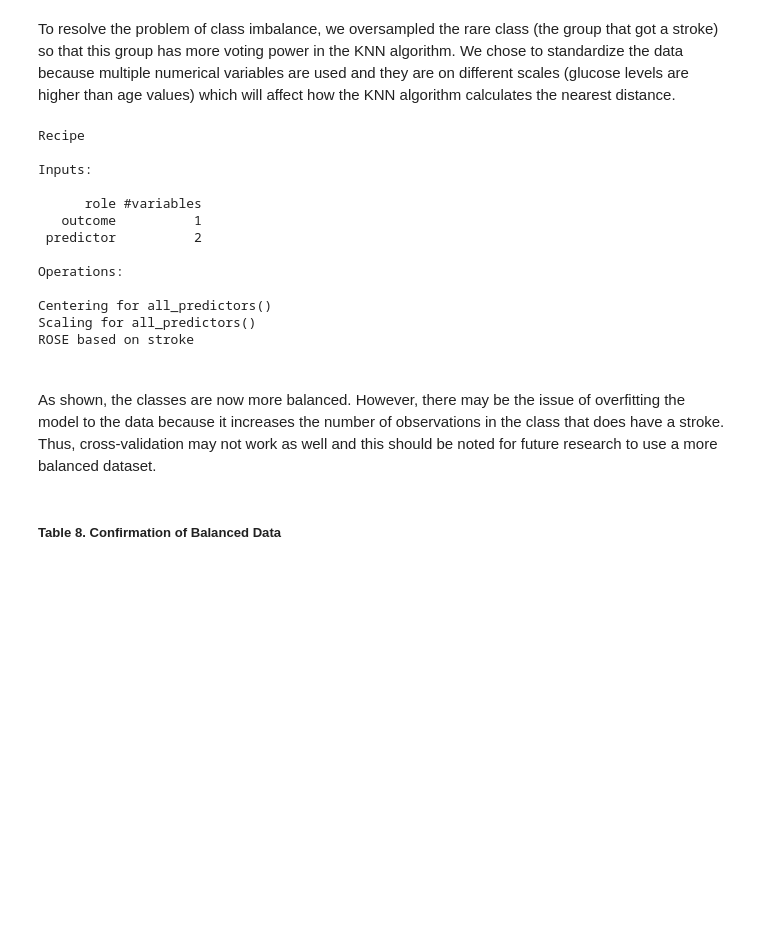
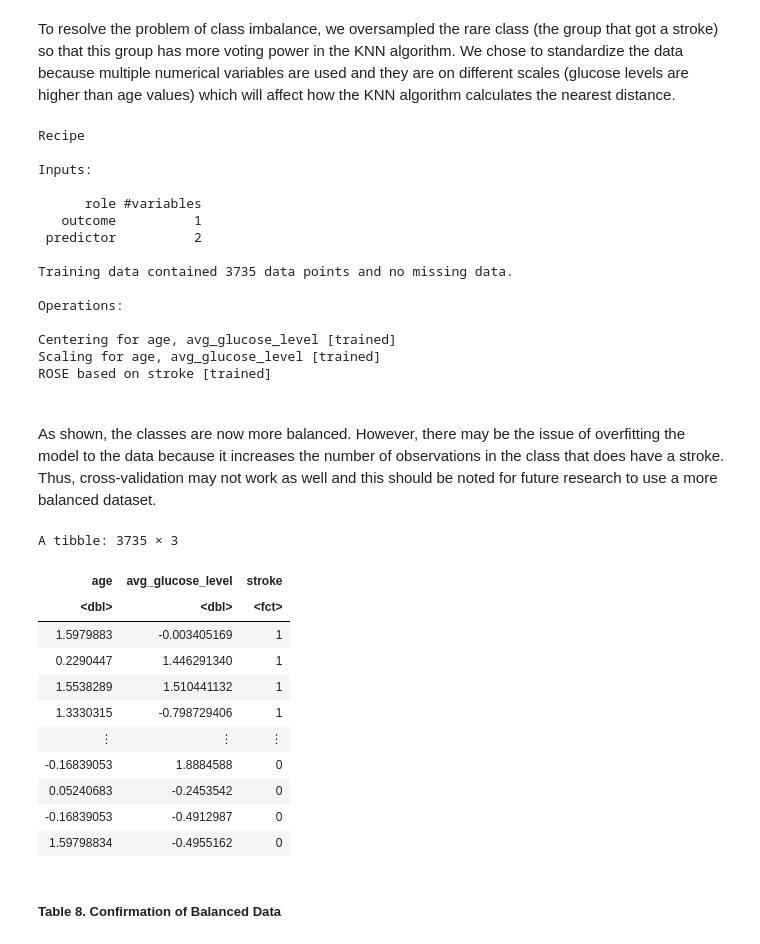
Before and after one commit to inigogrch/dsci-100-2022w2-group-29-section-007, a Jupyter notebook: Report.ipynb, the cells around one changed output. Drawn from its saved outputs; the diff is of its cells as text; code cells hidden in the pictures; blank space fills up the shorter version.

```diff
--- a/Report.ipynb
+++ b/Report.ipynb
@@ -224,13 +224,15 @@ Classification will be performed using the K-nearest-neighbor (KNN) algorithm. T
 # %% [markdown]
 To resolve the problem of class imbalance, we oversampled the rare class (the group that got a stroke) so that this group has more voting power in the KNN algorithm. We chose to standardize the data because multiple numerical variables are used and they are on different scales (glucose levels are higher than age values) which will affect how the KNN algorithm calculates the nearest distance.
 # %%
-#we used the step_rose function for upsampling
+#we used the step_upsample function for upsampling
 
 brainstroke_recipe_balanced <-
     recipe(stroke ~ age + avg_glucose_level, data = brainstroke_training) |>
     step_center(all_predictors()) |>
     step_scale(all_predictors()) |>
-    step_rose(stroke)
+    step_rose(stroke) |>
+    # step_upsample(stroke, over_ratio = 1, skip = FALSE) |>
+    prep()
 
 brainstroke_recipe_balanced
 # %% [output]
@@ -242,15 +244,32 @@ Inputs:
    outcome          1
  predictor          2
 
+Training data contained 3735 data points and no missing data.
+
 Operations:
 
-Centering for all_predictors()
-Scaling for all_predictors()
-ROSE based on stroke
+Centering for age, avg_glucose_level [trained]
+Scaling for age, avg_glucose_level [trained]
+ROSE based on stroke [trained]
 # %% [markdown]
 <br> As shown, the classes are now more balanced. However, there may be the issue of overfitting the model to the data because it increases the number of observations in the class that does have a stroke. Thus, cross-validation may not work as well and this should be noted for future research to use a more balanced dataset.
 # %%
 #code for balanced data confirmation
+balanced_stroke <- bake(brainstroke_recipe_balanced, brainstroke_training)
+balanced_stroke
+# %% [output]
+A tibble: 3735 × 3
+| age | avg_glucose_level | stroke |
+| <dbl> | <dbl> | <fct> |
+| 1.5979883 | -0.003405169 | 1 |
+| 0.2290447 | 1.446291340 | 1 |
+| 1.5538289 | 1.510441132 | 1 |
+| 1.3330315 | -0.798729406 | 1 |
+| ⋮ | ⋮ | ⋮ |
+| -0.16839053 | 1.8884588 | 0 |
+| 0.05240683 | -0.2453542 | 0 |
+| -0.16839053 | -0.4912987 | 0 |
+| 1.59798834 | -0.4955162 | 0 |
 # %% [markdown]
 ##### Table 8. Confirmation of Balanced Data
 # %%
```
Also changed, not shown: parts of 5 cells of this notebook.
